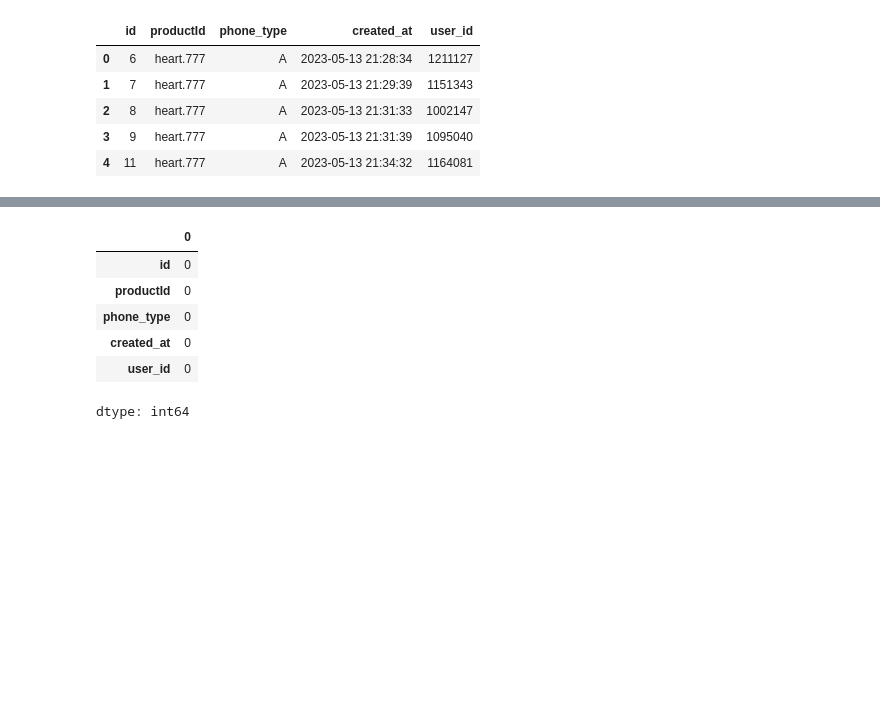
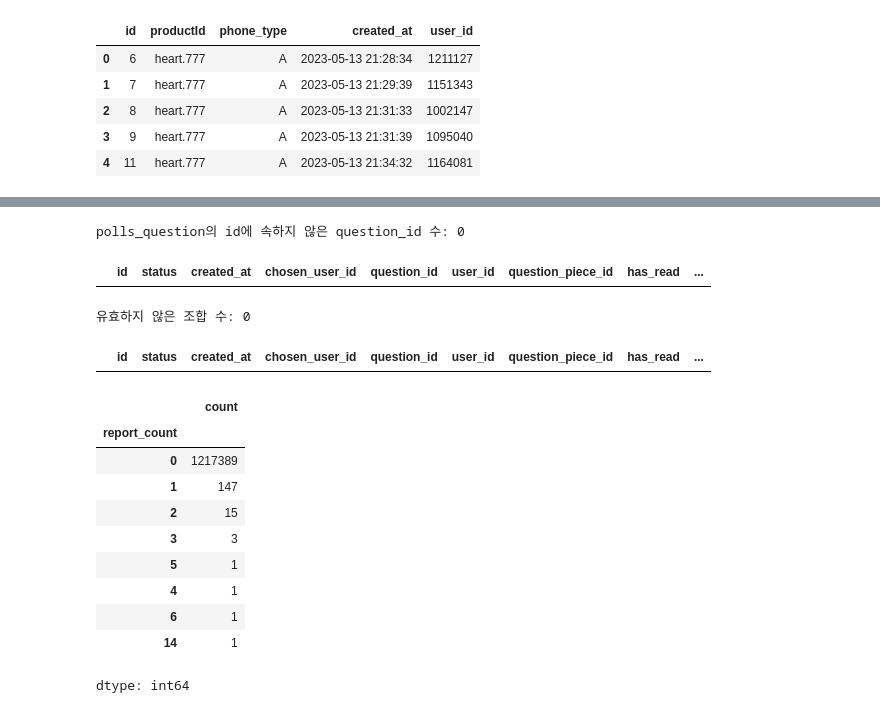
Before and after one commit to DA15-Lab/team3-ping-analytics, a Jupyter notebook: notebooks/Daun_analysis.ipynb, the cells around one changed output, grey strips where cells are left out. Drawn from its saved outputs; the diff is of its cells as text; code cells hidden in the pictures; blank space fills up the shorter version.

Commit message:
paymenthistory, userquestionrecord 전처리

```diff
--- a/notebooks/Daun_analysis.ipynb
+++ b/notebooks/Daun_analysis.ipynb
@@ -69,8 +104,10 @@ Drive already mounted at /content/drive; to attempt to forcibly remount, call dr
 # %%
-folder_path = '/content/drive/MyDrive/코드잇 3팀 고급 프로젝트/00_원본 csv'
-file_path = os.path.join(folder_path, 'accounts_paymenthistory.csv')
-df = pd.read_csv(file_path)
+def open_csv(table_name):
+  folder_path = '/content/drive/MyDrive/코드잇 3팀 고급 프로젝트/00_원본 csv'
+  file_path = os.path.join(folder_path, f'{table_name}.csv')
+  return pd.read_csv(file_path)
 
+df = open_csv('accounts_paymenthistory')
 df.head()
 # %% [output]
 |  | id | productId | phone_type | created_at | user_id |
@@ -81,0 +310,3 @@ df.head()
+# %%
+df = open_csv('accounts_userquestionrecord')
+df.head()
@@ -81,0 +343,9 @@ df.head()
+# %%
+# 데이터타입 변경
+# created_at: object -> datetime
+# answer_updated_at: object -> datetime
+
+df['created_at'] = pd.to_datetime(df['created_at'])
+df['answer_updated_at'] = pd.to_datetime(df['answer_updated_at'])
+
+df.info()
@@ -88,12 +473,46 @@ np.int64(0)
+# %%
+# polls_questionpiece의 id에 속하지 않은 question_id 추출
+
+polls_questionpiece = open_csv('polls_questionpiece')
+question_ids = polls_question['id']
+
+cond = df['question_id'].isin(question_ids)
+print(f'polls_question의 id에 속하지 않은 question_id 수: {len(df[~cond])}')
+print('')
+display(df[~cond])
+# %% [output]
+polls_question의 id에 속하지 않은 question_id 수: 0
+|  | id | status | created_at | chosen_user_id | question_id | user_id | question_piece_id | has_read | ... |
+# %%
+# question_id-question_piece_id 조합이 잘못된 경우 추출
+
+# 1. polls_questionpiece에서 유효한 (id, question_id) 조합 집합 만들기
+valid_combos = set(zip(polls_questionpiece['id'], polls_questionpiece['question_id']))
+
+# 2. df에서 (question_piece_id, question_id) 조합 만들기
+df_combos = list(zip(df['question_piece_id'], df['question_id']))
+
+# 3. df의 조합이 valid_combos에 속하는지 확인
+cond = pd.Series(df_combos, index=df.index).apply(lambda x: x in valid_combos)
+
+print(f'유효하지 않은 조합 수: {(~cond).sum()}')
+display(df[~cond])
+# %% [output]
+유효하지 않은 조합 수: 0
+|  | id | status | created_at | chosen_user_id | question_id | user_id | question_piece_id | has_read | ... |
 # %%
-# 결측값 확인
+# report_count 이상치 확인
 
-df.isna().sum()
+df['report_count'].value_counts()
 # %% [output]
-|  | 0 |
-| id | 0 |
-| productId | 0 |
-| phone_type | 0 |
-| created_at | 0 |
-| user_id | 0 |
+|  | count |
+| report_count |  |
+| 0 | 1217389 |
+| 1 | 147 |
+| 2 | 15 |
+| 3 | 3 |
+| 5 | 1 |
+| 4 | 1 |
+| 6 | 1 |
+| 14 | 1 |
 dtype: int64
```
Also changed, not shown: parts of 56 cells of this notebook.
